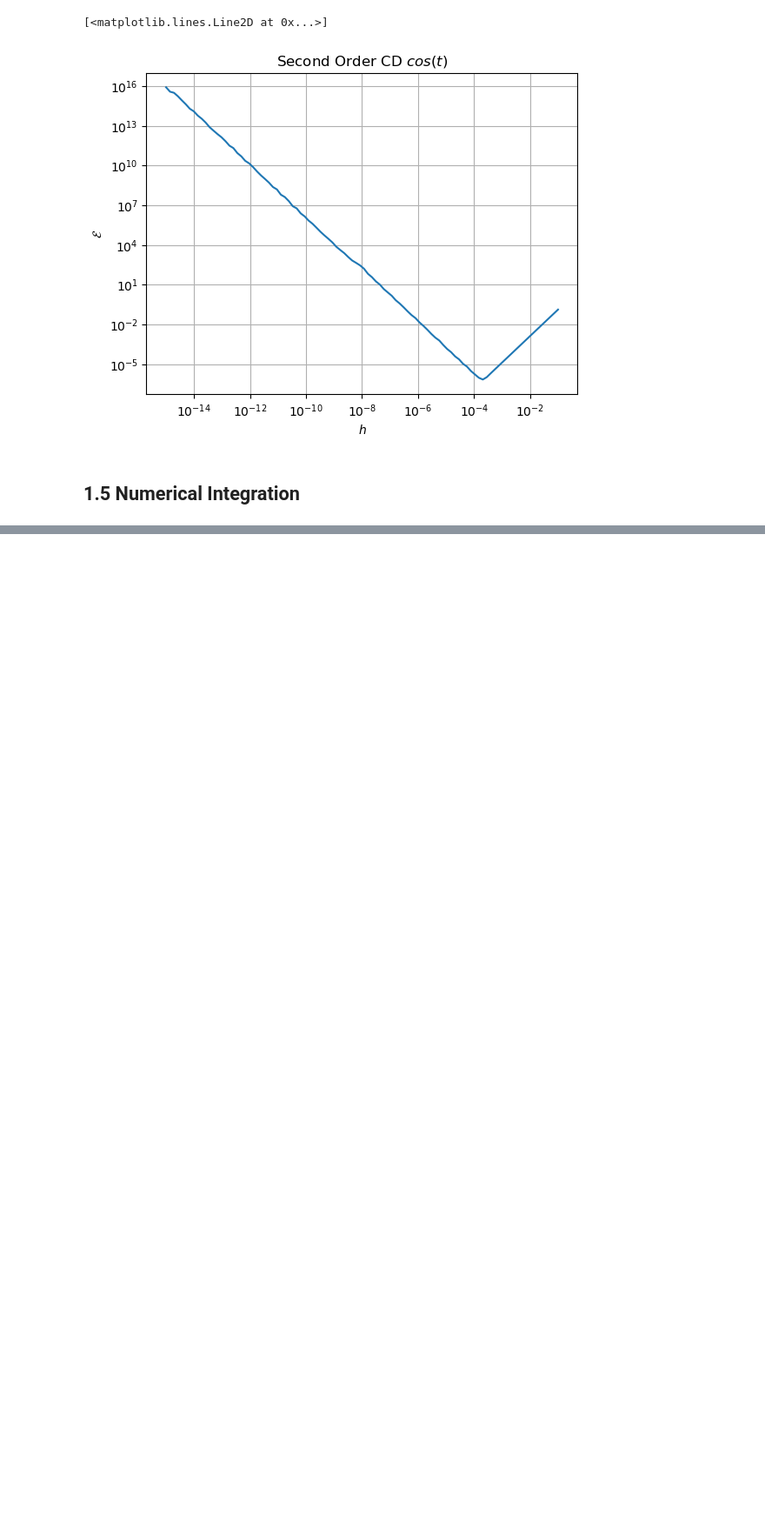
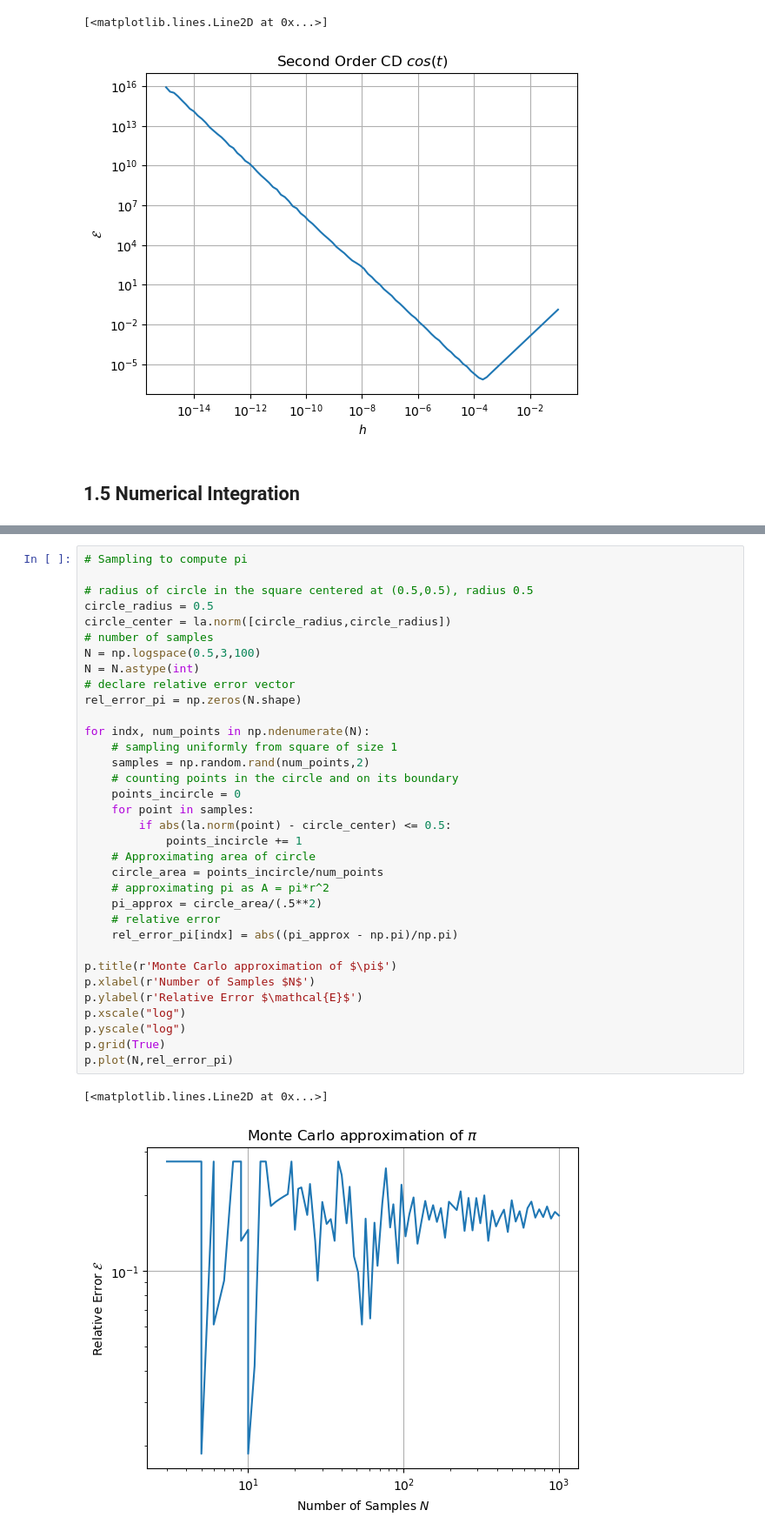
Before and after one commit to ah92zub/Computational-Physics-Python, a Jupyter notebook: Chapter 1 Computational Basics Python/Chapter 1.ipynb, the cells around one changed output, grey strips where cells are left out. Shown at 87% size. Cells and saved outputs as stored; diff of their text form; blank space fills up the shorter version.

```diff
--- a/Chapter 1 Computational Basics Python/Chapter 1.ipynb
+++ b/Chapter 1 Computational Basics Python/Chapter 1.ipynb
@@ -446,0 +478,37 @@ print(h)
+# %%
+# Sampling to compute pi
+
+# radius of circle in the square centered at (0.5,0.5), radius 0.5
+circle_radius = 0.5
+circle_center = la.norm([circle_radius,circle_radius])
+# number of samples
+N = np.logspace(0.5,3,100)
+N = N.astype(int)
+# declare relative error vector
+rel_error_pi = np.zeros(N.shape)
+
+for indx, num_points in np.ndenumerate(N):
+    # sampling uniformly from square of size 1
+    samples = np.random.rand(num_points,2)
+    # counting points in the circle and on its boundary
+    points_incircle = 0
+    for point in samples:
+        if abs(la.norm(point) - circle_center) <= 0.5:
+            points_incircle += 1
+    # Approximating area of circle
+    circle_area = points_incircle/num_points
+    # approximating pi as A = pi*r^2
+    pi_approx = circle_area/(.5**2)
+    # relative error
+    rel_error_pi[indx] = abs((pi_approx - np.pi)/np.pi)
+
+p.title(r'Monte Carlo approximation of $\pi$')
+p.xlabel(r'Number of Samples $N$')
+p.ylabel(r'Relative Error $\mathcal{E}$')
+p.xscale("log")
+p.yscale("log")
+p.grid(True)
+p.plot(N,rel_error_pi)
+# %% [output]
+[<matplotlib.lines.Line2D at 0x...>]
+[figure, added]
```
Also changed, not shown: parts of 7 cells of this notebook.
